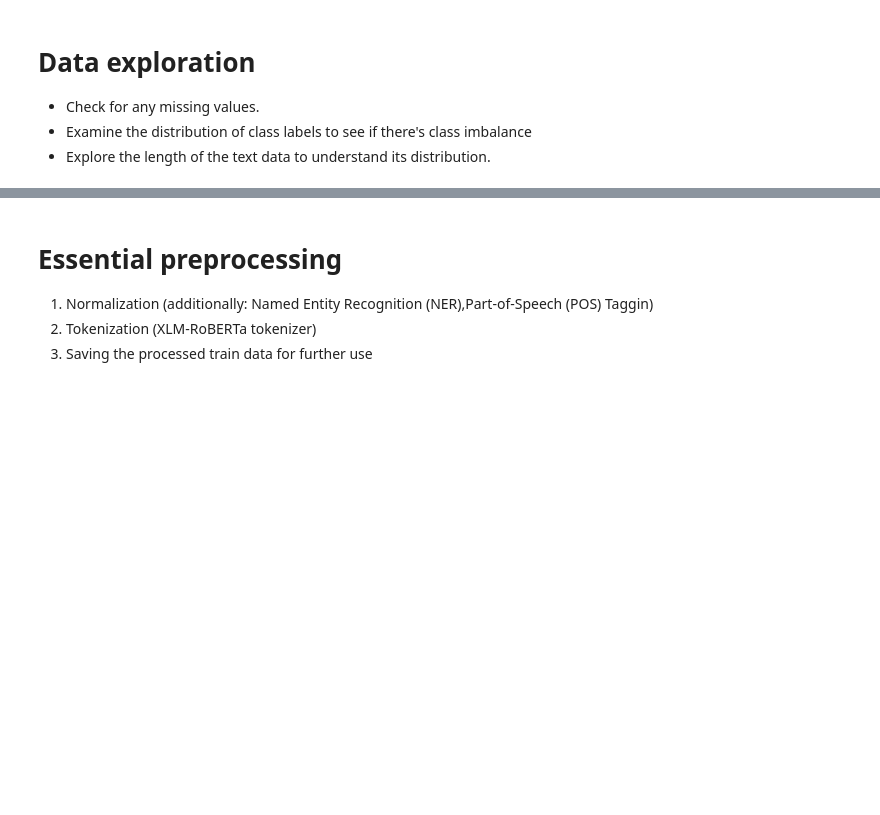
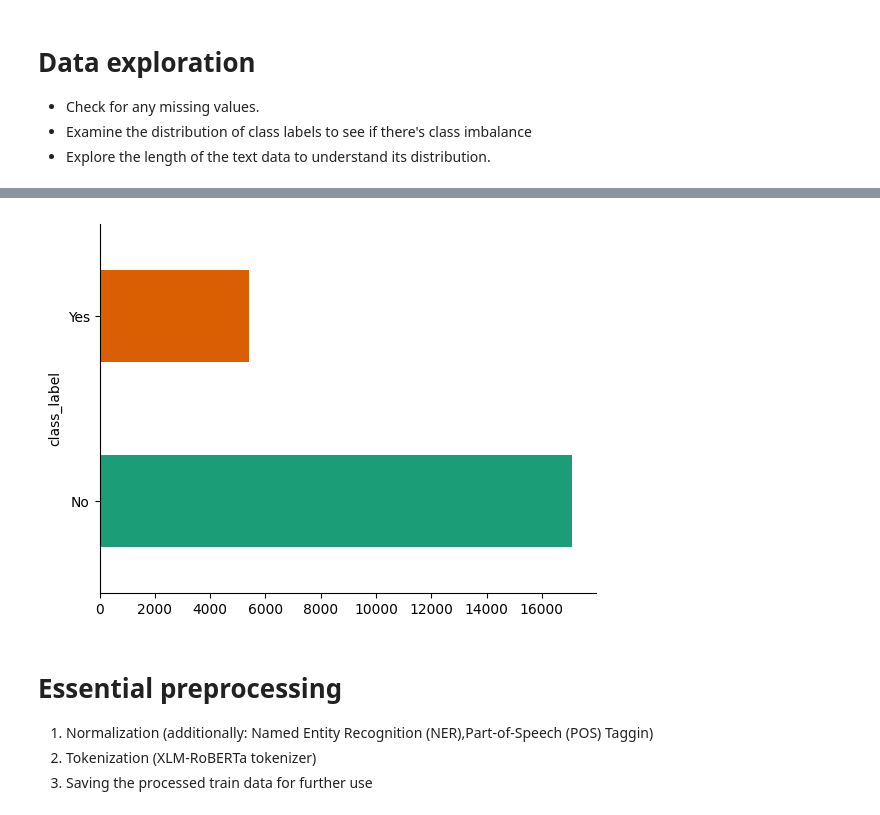
Before and after one commit to badaa002/Multilingual-Check-worthiness-Estimation-in-Text, a Jupyter notebook: notebooks/data_preprocessing.ipynb, the cells around one changed output, grey strips where cells are left out. Drawn from its saved outputs; the diff is of its cells as text; code cells hidden in the pictures; blank space fills up the shorter version.

```diff
--- a/notebooks/data_preprocessing.ipynb
+++ b/notebooks/data_preprocessing.ipynb
@@ -11,22 +11,23 @@ import spacy
 # %%
 def open_tsv_file(filename):
     rows = []
-    with open(filename, 'r') as file:
-      for line in file:
-          fields = line.strip().split('\t')
-          # Check if the line contains more than three fields (indicating a combined line)
-          if len(fields) > 3:
-              match = re.match(r'(.*?)(Yes|No)(\d+)', fields[2])
-              if match:
-                  class_label = match.group(2)
-                  next_sentence_id = match.group(3)
-                  # Append two separate rows with corrected structure
-                  rows.append([fields[0], fields[1], class_label])
-                  rows.append([next_sentence_id, fields[3], fields[4]])
-          else:
-              rows.append(fields)
+    with open(filename, "r") as file:
+        for line in file:
+            fields = line.strip().split("\t")
+            # Check if the line contains more than three fields (indicating a combined line)
+            if len(fields) > 3:
+                match = re.match(r"(.*?)(Yes|No)(\d+)", fields[2])
+                if match:
+                    class_label = match.group(2)
+                    next_sentence_id = match.group(3)
+                    # Append two separate rows with corrected structure
+                    rows.append([fields[0], fields[1], class_label])
+                    rows.append([next_sentence_id, fields[3], fields[4]])
+            else:
+                rows.append(fields)
     return rows
 
-rows = open_tsv_file('CT24_checkworthy_english_train.tsv')
-train_df = pd.DataFrame(rows[1:], columns=['sentence_id', 'text', 'class_label'])
+
+rows = open_tsv_file("../data/raw/CT24_checkworthy_english_train.tsv")
+train_df = pd.DataFrame(rows[1:], columns=["sentence_id", "text", "class_label"])
 train_df.head()
@@ -61,10 +88,20 @@ data_exploration(train_df)
 # %%
 # @title class_label
 
 from matplotlib import pyplot as plt
 import seaborn as sns
-train_df.groupby('class_label').size().plot(kind='barh', color=sns.palettes.mpl_palette('Dark2'))
-plt.gca().spines[['top', 'right',]].set_visible(False)
+
+train_df.groupby("class_label").size().plot(
+    kind="barh", color=sns.palettes.mpl_palette("Dark2")
+)
+plt.gca().spines[
+    [
+        "top",
+        "right",
+    ]
+].set_visible(False)
+# %% [output]
+[figure, added]
 # %% [markdown]
 # **Essential preprocessing**
 1.   Normalization (additionally: Named Entity Recognition (NER),Part-of-Speech (POS) Taggin)
```
Also changed, not shown: parts of 8 cells of this notebook, 9 other files.
